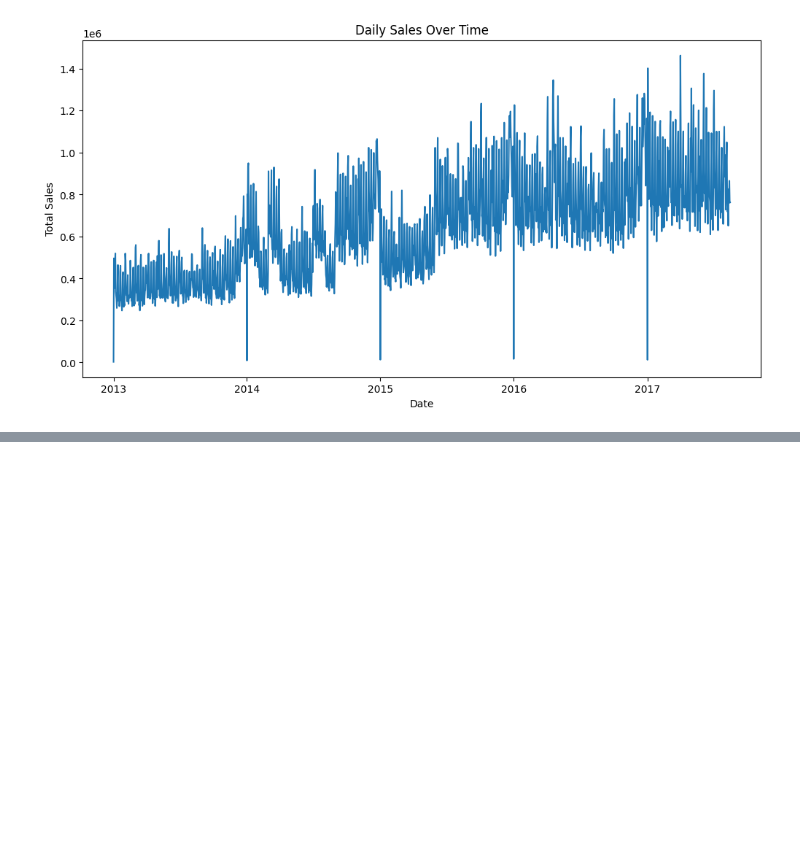
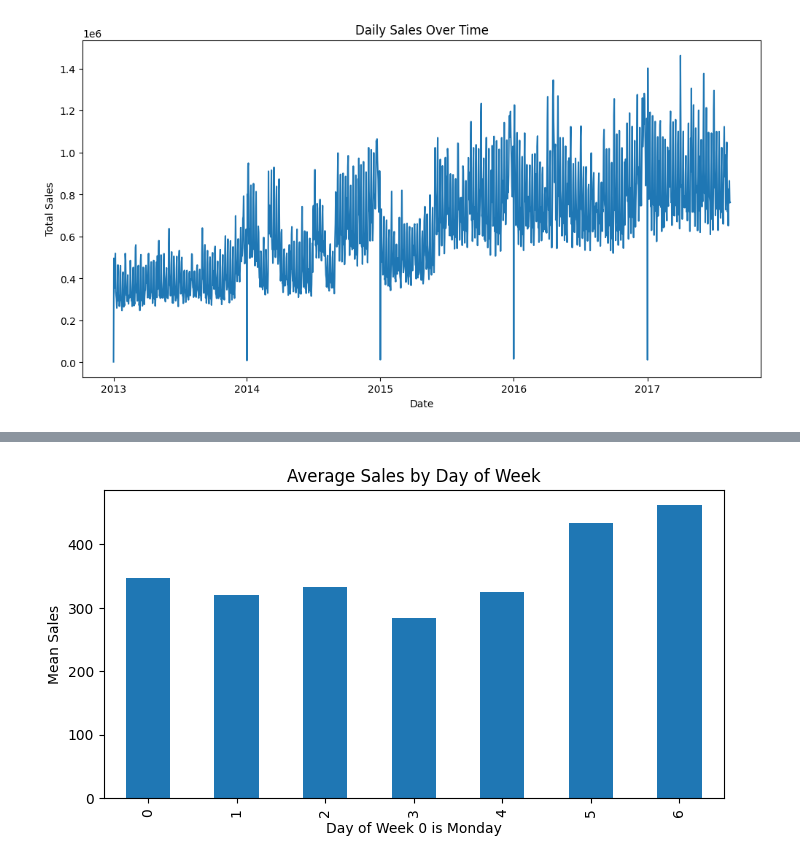
Before and after one commit to blendg36/time_series, a Jupyter notebook: notebooks/01_exploration.ipynb, the cells around one changed output, grey strips where cells are left out. Cells and saved outputs as stored; diff of their text form; code cells hidden in the pictures; blank space fills up the shorter version.

```diff
--- a/notebooks/01_exploration.ipynb
+++ b/notebooks/01_exploration.ipynb
@@ -64,0 +72,12 @@ Name: sales, dtype: float64
+# %%
+df["day_of_week"] = df["date"].dt.dayofweek
+weekly_pattern = df.groupby("day_of_week")["sales"].mean()
+
+plt.figure(figsize=(8,4))
+weekly_pattern.plot(kind="bar")
+plt.title("Average Sales by Day of Week")
+plt.xlabel("Day of Week 0 is Monday")
+plt.ylabel("Mean Sales")
+plt.show()
+# %% [output]
+[figure, added]
```
Also changed, not shown: parts of 7 cells of this notebook.
